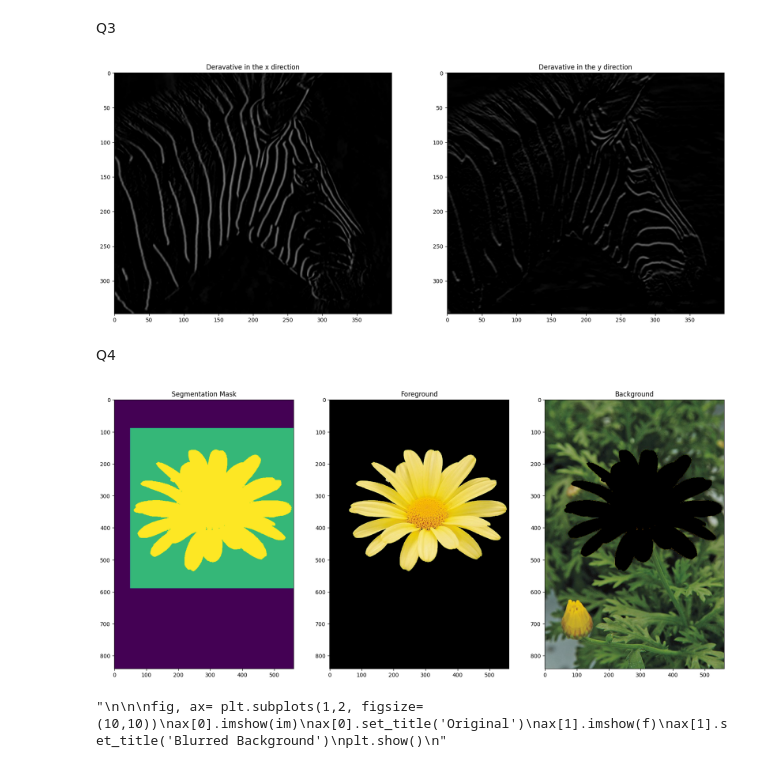
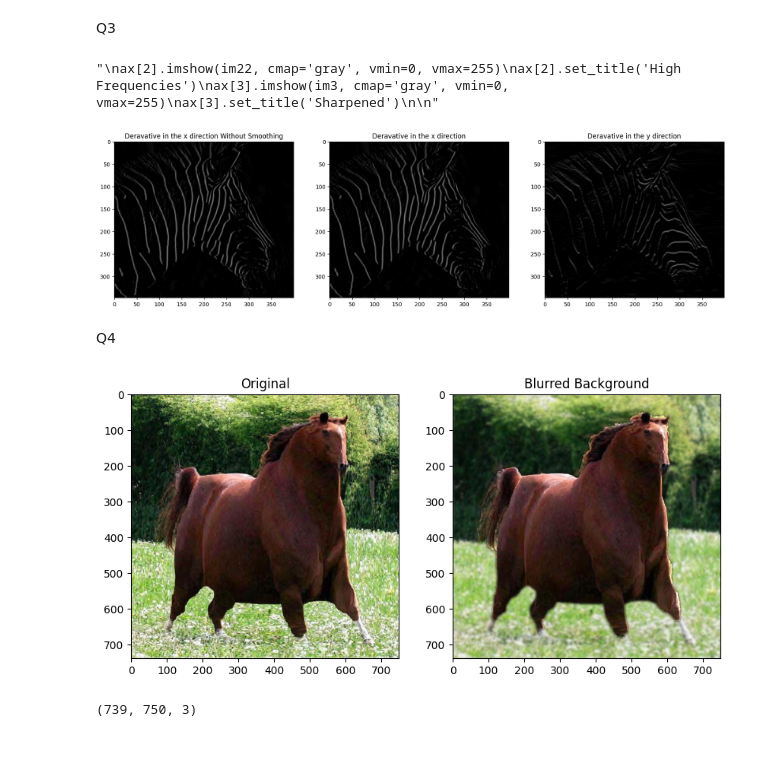
Before and after one commit to SathyaYapa/ImgProAssignment2, a Jupyter notebook: d_eng_21_0109_a02.ipynb, the cells around one changed output. Cells and saved outputs as stored; diff of their text form; code cells hidden in the pictures.

```diff
--- a/d_eng_21_0109_a02.ipynb
+++ b/d_eng_21_0109_a02.ipynb
@@ -92,40 +92,46 @@ X, Y = np.meshgrid(x, y)
 # calculate the kernels
 sigma = 1
 G= np.exp(-(X**2+Y**2)/(2*sigma**2))
 G=G/np.sum(G)
 
 kernelx= np.array([[0,0,0],[-1,0.,1],[0,0,0]], dtype=np.float32)
 Gx= cv.filter2D(G, -1, kernelx)
 
 kernely= np.array([[0,-1,0],[0,0,0],[0,1,0]], dtype=np.float32)
 Gy= cv.filter2D(G, -1, kernely)
 
 
 im= cv.imread(r"D:\Saves\Python\ImgProAssignment2\images\zebrahead.jpg", cv.IMREAD_GRAYSCALE)
 
 im1=cv.filter2D(im, -1, G)
 
 
 im_x=cv.filter2D(im, -1, Gx)
 im_y=cv.filter2D(im, -1, Gy)
+im_n=cv.filter2D(im, -1, kernelx)
 
 
-fig, ax= plt.subplots(1,2, figsize=(20,40))
+fig, ax= plt.subplots(1,3, figsize=(20,10))
 ax[0].imshow(im_x, cmap='gray', vmin=0, vmax=255)
-ax[0].set_title('Deravative in the x direction')
-ax[1].imshow(im_y, cmap='gray', vmin=0, vmax=255)
-ax[1].set_title('Deravative in the y direction')
+ax[0].set_title('Deravative in the x direction Without Smoothing')
+ax[1].imshow(im_x, cmap='gray', vmin=0, vmax=255)
+ax[1].set_title('Deravative in the x direction')
+ax[2].imshow(im_y, cmap='gray', vmin=0, vmax=255)
+ax[2].set_title('Deravative in the y direction')
+
 '''
-
 ax[2].imshow(im22, cmap='gray', vmin=0, vmax=255)
 ax[2].set_title('High Frequencies')
 ax[3].imshow(im3, cmap='gray', vmin=0, vmax=255)
 ax[3].set_title('Sharpened')
 
 '''
-plt.show()
+#plt.show()
+
+#plt.imshow(im_x, cmap='gray', vmin=0, vmax=255)
 # %% [output]
+"\nax[2].imshow(im22, cmap='gray', vmin=0, vmax=255)\nax[2].set_title('High Frequencies')\nax[3].imshow(im3, cmap='gray', vmin=0, vmax=255)\nax[3].set_title('Sharpened')\n\n"
-[figure, old version]
+[figure, new version]
 # %% [markdown]
 Q4
 # %%
@@ -133,7 +139,7 @@ import numpy as np
 import cv2 as cv
 from matplotlib import pyplot as plt
 
-im= cv.imread(r"D:\Saves\Python\ImgProAssignment2\images\daisy.jpg", cv.IMREAD_COLOR)
+im= cv.imread(r"D:\Saves\Python\ImgProAssignment2\images\horse.jpg", cv.IMREAD_COLOR)
 im=cv.cvtColor(im, cv.COLOR_BGR2RGB)
 assert im is not None
 
@@ -144,7 +150,7 @@ X, Y = np.meshgrid(x, y)
 mask = np.zeros(im.shape[:2],np.uint8)
 bgdModel = np.zeros((1,65),np.float64)
 fgdModel = np.zeros((1,65),np.float64)
-rect = (50,90,550,500)
+rect = (50,50,700,750)
 
 cv.grabCut(im,mask,rect,bgdModel,fgdModel,5,cv.GC_INIT_WITH_RECT)
 
@@ -165,17 +171,16 @@ bgdblurred=cv.filter2D(bgd, -1, G)
 f=cv.add(bgdblurred, fgd)
 
 
-
+'''
 fig, ax= plt.subplots(1,3, figsize=(20,20))
-ax[0].imshow(mask)
+ax[0].imshow(f)
 ax[0].set_title('Segmentation Mask')
-ax[1].imshow(fgd)
+ax[1].imshow(im)
 ax[1].set_title('Foreground')
 ax[2].imshow(bgd)
 ax[2].set_title('Background')
 plt.show()
 '''
-
 
 fig, ax= plt.subplots(1,2, figsize=(10,10))
 ax[0].imshow(im)
@@ -183,7 +188,8 @@ ax[0].set_title('Original')
 ax[1].imshow(f)
 ax[1].set_title('Blurred Background')
 plt.show()
-'''
+
+print(im.shape)
 # %% [output]
-[figure, old version]
+[figure, new version]
-"\n\n\nfig, ax= plt.subplots(1,2, figsize=(10,10))\nax[0].imshow(im)\nax[0].set_title('Original')\nax[1].imshow(f)\nax[1].set_title('Blurred Background')\nplt.show()\n"
+(739, 750, 3)
```
Also changed, not shown: 1 other file.
